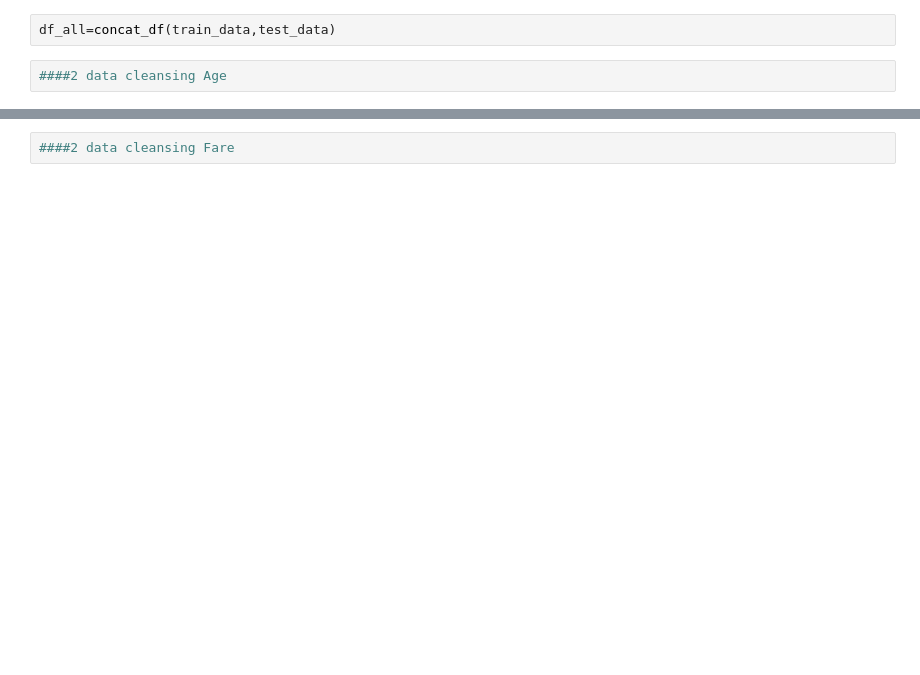
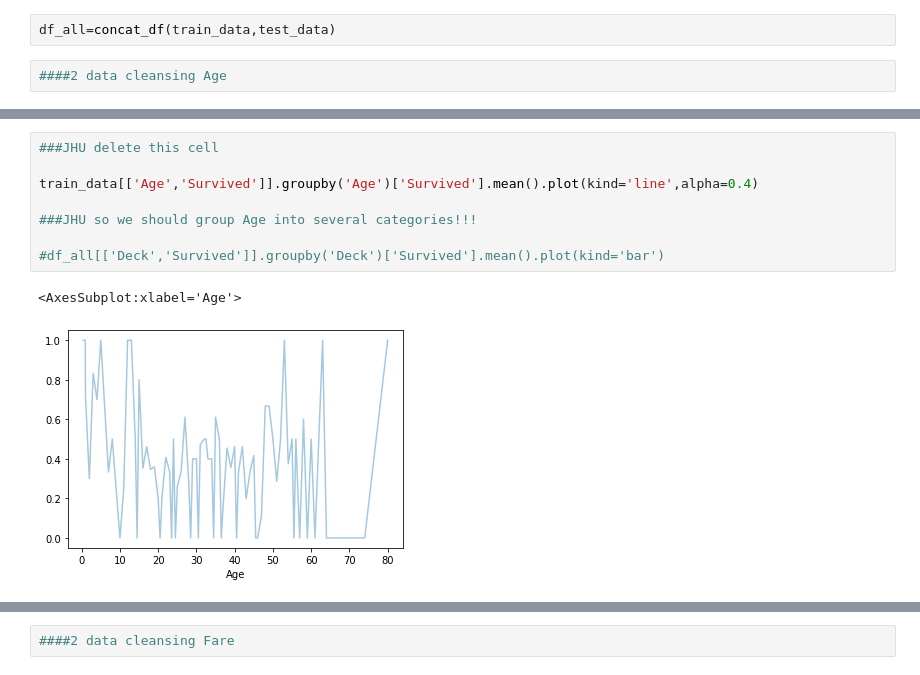
Before and after one commit to johnhhu2020/Kaggle-Machine-Learning-Feature-Engineering, a Jupyter notebook: 78%_Titanic_MachineLearning.ipynb, the cells around one changed output, grey strips where cells are left out. Saved outputs shown, nothing was run; the diff lists cells and outputs as text; blank space fills up the shorter version.

```diff
--- a/78%_Titanic_MachineLearning.ipynb
+++ b/78%_Titanic_MachineLearning.ipynb
@@ -47,3 +118,14 @@ train_data['Age'].plot.hist(alpha=0.4)
+# %%
+###JHU delete this cell
+
+train_data[['Age','Survived']].groupby('Age')['Survived'].mean().plot(kind='line',alpha=0.4)
+
+###JHU so we should group Age into several categories!!!
+
+#df_all[['Deck','Survived']].groupby('Deck')['Survived'].mean().plot(kind='bar')
+# %% [output]
+<AxesSubplot:xlabel='Age'>
+[figure, added]
 # %%
 ###JHU
 train_data.pivot(columns='Pclass').Age.plot(kind='hist',stacked=True,alpha=0.4)
```
Also changed, not shown: parts of 48 cells of this notebook.
